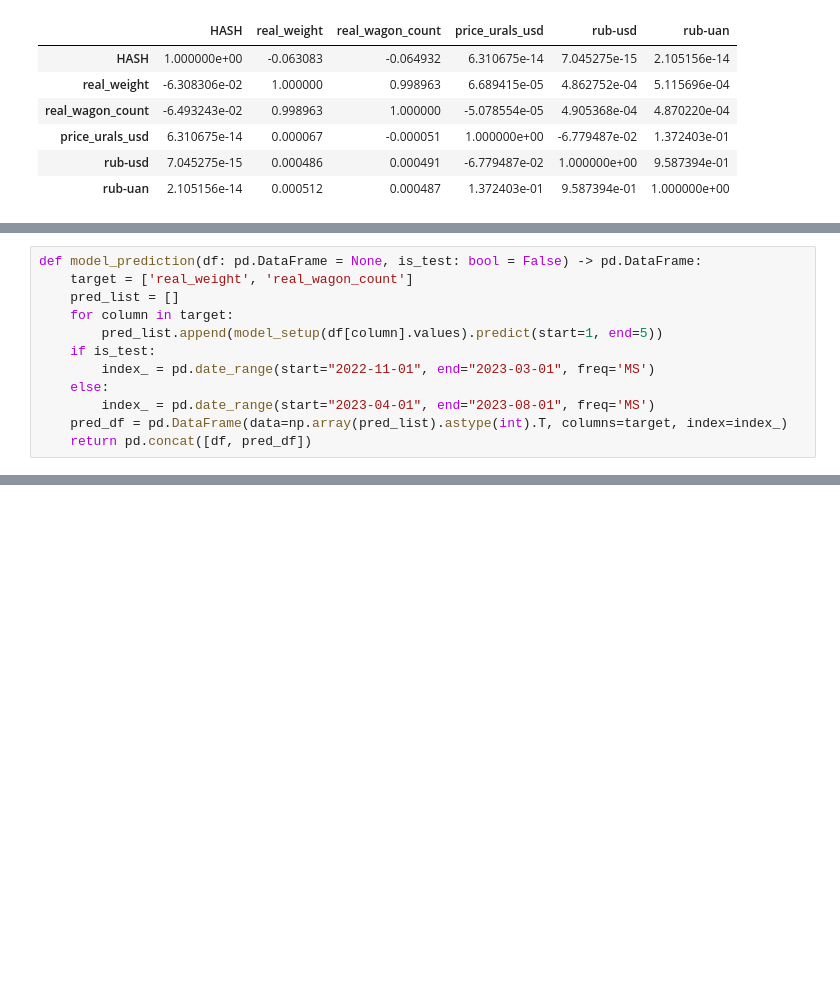
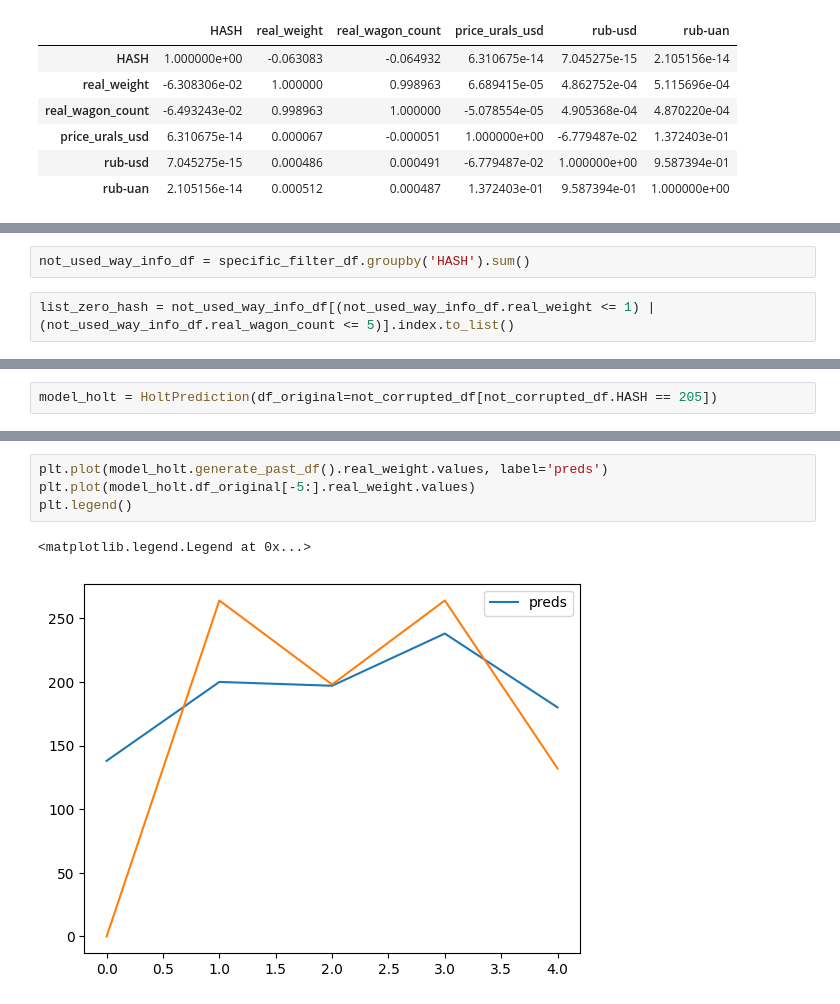
Before and after one commit to GishB/DataWagonHack, a Jupyter notebook: experiments/eda/Data_Analysis_Aleksandr.ipynb, the cells around one changed output, grey strips where cells are left out. Cells and saved outputs as stored; diff of their text form; blank space fills up the shorter version.

```diff
--- a/experiments/eda/Data_Analysis_Aleksandr.ipynb
+++ b/experiments/eda/Data_Analysis_Aleksandr.ipynb
@@ -195,12 +124,0 @@ def model_setup(data: np.array) -> ExponentialSmoothing:
-# %%
-def model_prediction(df: pd.DataFrame = None, is_test: bool = False) -> pd.DataFrame:
-    target = ['real_weight', 'real_wagon_count']
-    pred_list = []
-    for column in target:
-        pred_list.append(model_setup(df[column].values).predict(start=1, end=5))
-    if is_test:
-        index_ = pd.date_range(start="2022-11-01", end="2023-03-01", freq='MS')
-    else:
-        index_ = pd.date_range(start="2023-04-01", end="2023-08-01", freq='MS')
-    pred_df = pd.DataFrame(data=np.array(pred_list).astype(int).T, columns=target, index=index_)
-    return pd.concat([df, pred_df])
@@ -221,0 +135,4 @@ df_preds_raw
+# %%
+not_used_way_info_df = specific_filter_df.groupby('HASH').sum()
+# %%
+list_zero_hash = not_used_way_info_df[(not_used_way_info_df.real_weight <= 1) | (not_used_way_info_df.real_wagon_count <= 5)].index.to_list()
@@ -221,0 +256,2 @@ df_preds_raw
+# %%
+model_holt = HoltPrediction(df_original=not_corrupted_df[not_corrupted_df.HASH == 205])
@@ -221,0 +271,7 @@ df_preds_raw
+# %%
+plt.plot(model_holt.generate_past_df().real_weight.values, label='preds')
+plt.plot(model_holt.df_original[-5:].real_weight.values)
+plt.legend()
+# %% [output]
+<matplotlib.legend.Legend at 0x...>
+[figure, added]
```
Also changed, not shown: parts of 66 cells of this notebook, 3 other files.
